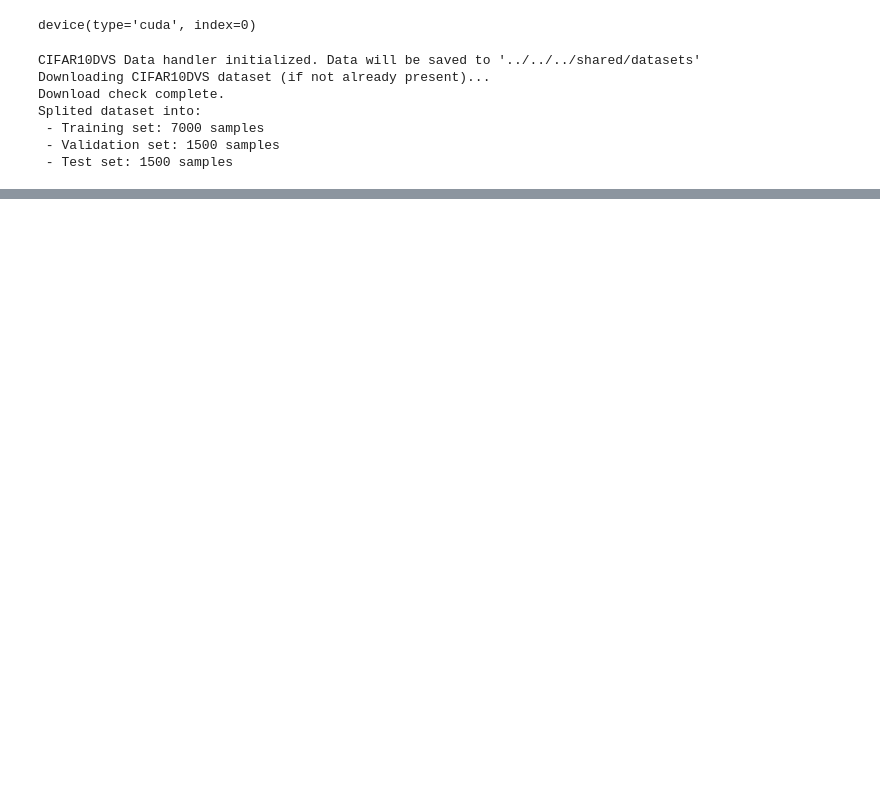
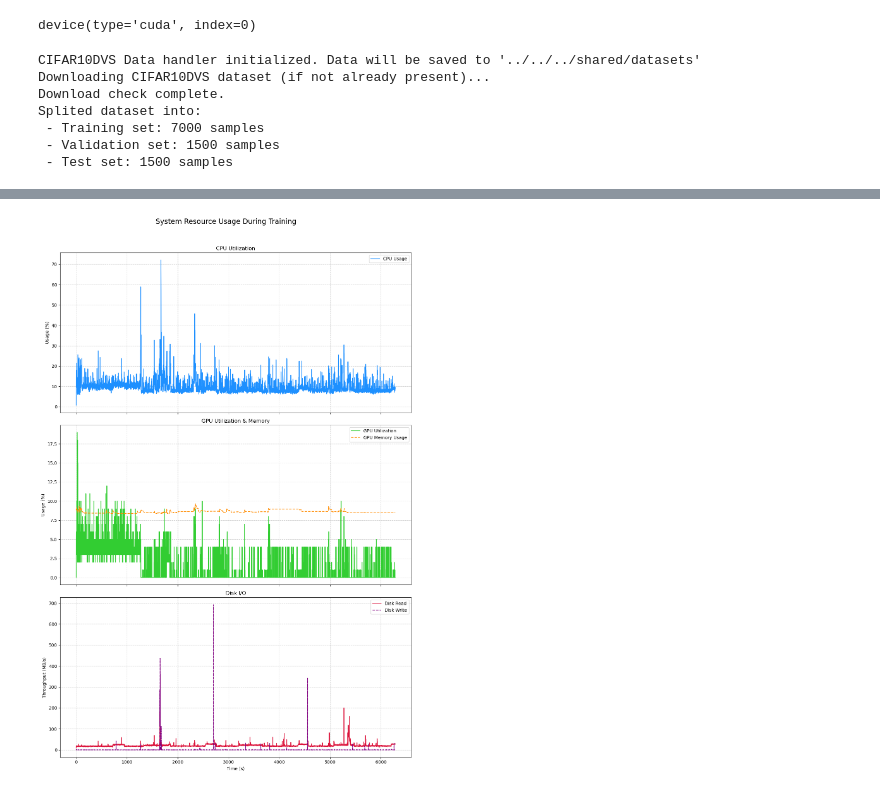
Before and after one commit to RitoruX/neuromorphic-snn-devtools, a Jupyter notebook: frameworks/lava/notebooks/05_bootstrap_cifar10_dvs.ipynb, the cells around one changed output, grey strips where cells are left out. Saved outputs shown, nothing was run; the diff lists cells and outputs as text; code cells hidden in the pictures; blank space fills up the shorter version.

```diff
--- a/frameworks/lava/notebooks/05_bootstrap_cifar10_dvs.ipynb
+++ b/frameworks/lava/notebooks/05_bootstrap_cifar10_dvs.ipynb
@@ -193,0 +205,4 @@ System monitor started.
+# %%
+monitor.plot_results()
+# %% [output]
+[figure, added]
```
Also changed, not shown: parts of 13 cells of this notebook, 14 other files.
